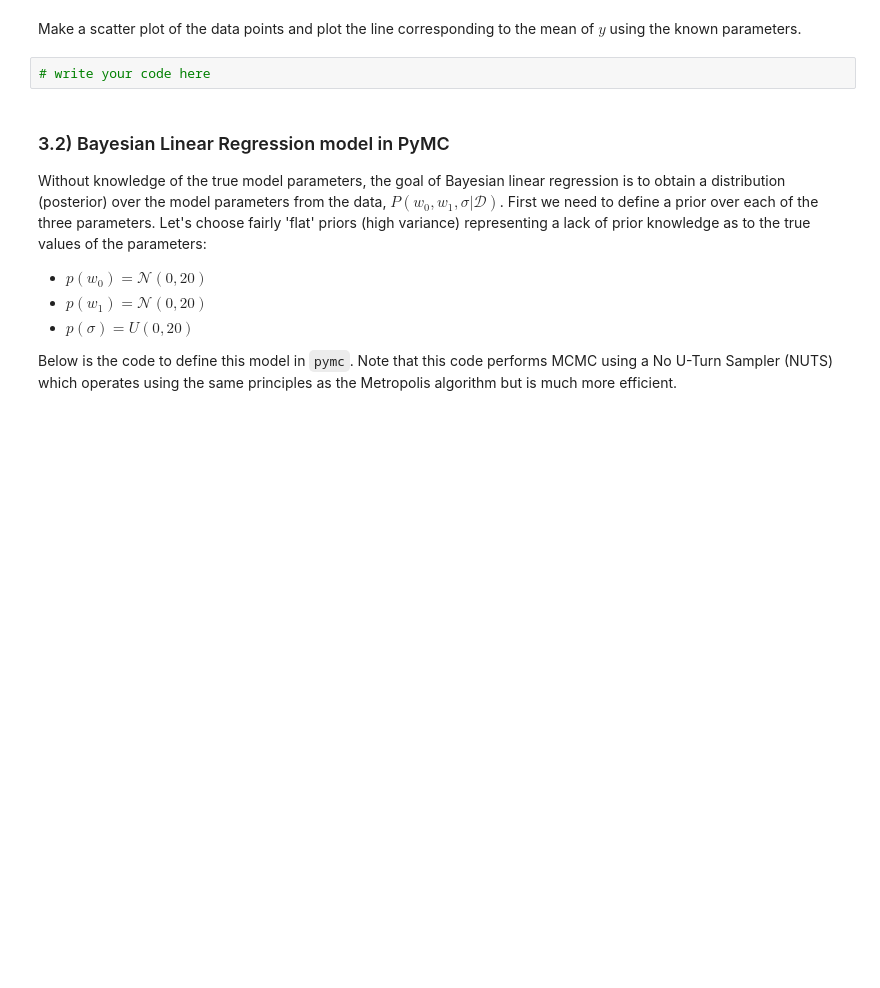
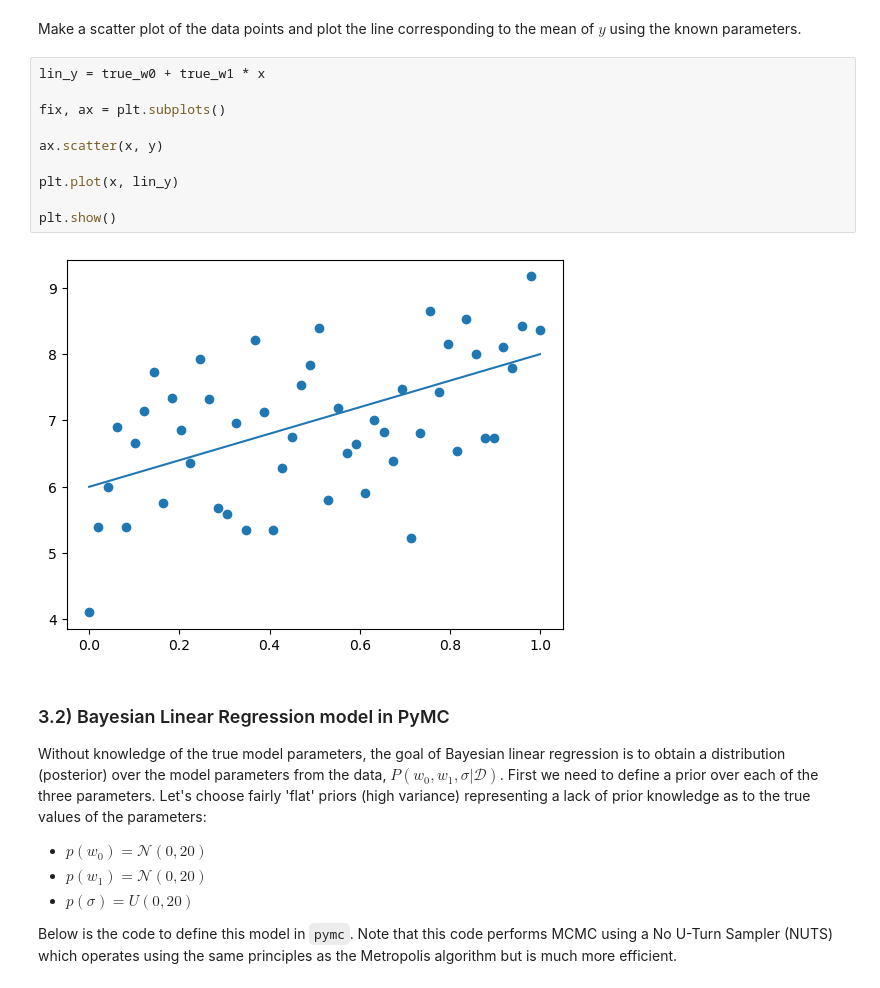
Before and after one commit to phoebehfharris/lab_sheets_public, a Jupyter notebook: lab4/lab4-Bayesian_Networks_MCMC_PyMC3.ipynb, the cells around one changed output. Saved outputs shown, nothing was run; the diff lists cells and outputs as text; blank space fills up the shorter version.

```diff
--- a/lab4/lab4-Bayesian_Networks_MCMC_PyMC3.ipynb
+++ b/lab4/lab4-Bayesian_Networks_MCMC_PyMC3.ipynb
@@ -247,8 +245,18 @@ x = np.linspace(0, 1, n)
 y = true_w0 + true_w1*x + np.random.normal(scale=true_sigma, size=n)
 # %% [markdown]
 Make a scatter plot of the data points and plot the line corresponding to the mean of $y$ using the known parameters.
-# %%
-# write your code here
+# %%
+lin_y = true_w0 + true_w1 * x
+
+fix, ax = plt.subplots()
+
+ax.scatter(x, y)
+
+plt.plot(x, lin_y)
+
+plt.show()
+# %% [output]
+[figure, added]
 # %% [markdown]
 ### 3.2) Bayesian Linear Regression model in PyMC
 
```
Also changed, not shown: parts of 8 cells of this notebook, 1 other file.
